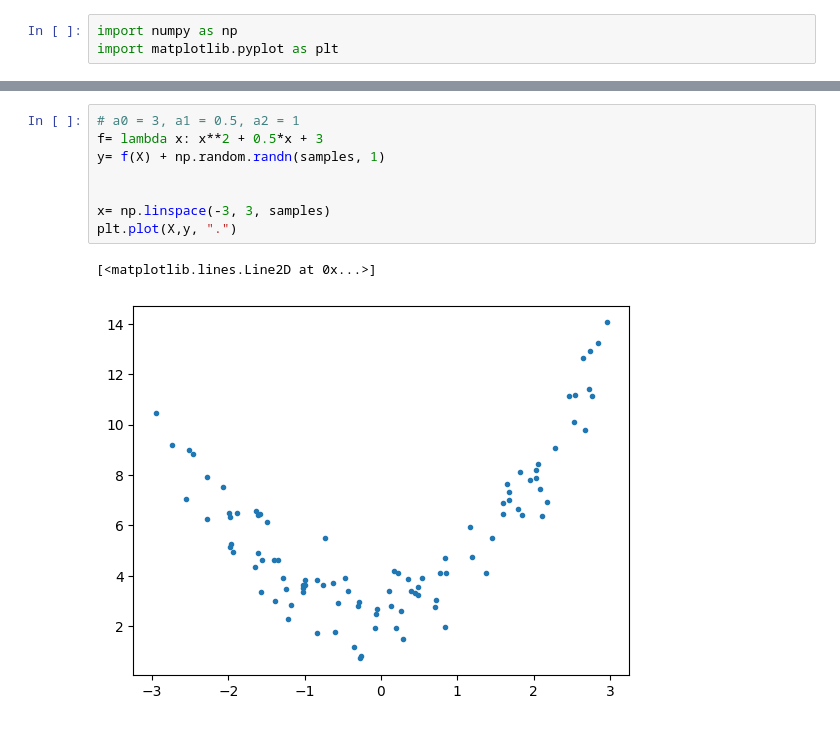
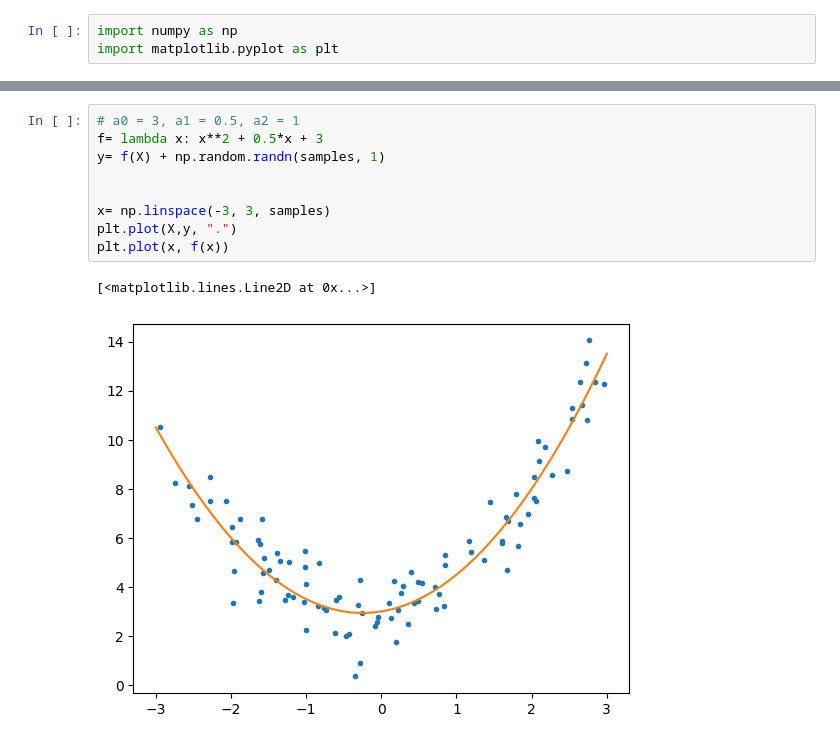
Before and after one commit to MiltonOberg/Artificial_Intelligence2-Milton-OPA23, a Jupyter notebook: code_alongs/Lec02_over_underfitting.ipynb, the cells around one changed output, grey strips where cells are left out. Drawn from its saved outputs; the diff is of its cells as text.

```diff
--- a/code_alongs/Lec02_over_underfitting.ipynb
+++ b/code_alongs/Lec02_over_underfitting.ipynb
@@ -33,11 +33,12 @@ array([[-2.07358979],
 # %%
 # a0 = 3, a1 = 0.5, a2 = 1
 f= lambda x: x**2 + 0.5*x + 3
 y= f(X) + np.random.randn(samples, 1)
 
 
 x= np.linspace(-3, 3, samples)
 plt.plot(X,y, ".")
+plt.plot(x, f(x))
 # %% [output]
 [<matplotlib.lines.Line2D at 0x...>]
-[figure, old version]
+[figure, new version]
```
Also changed, not shown: parts of 1 cell of this notebook.
